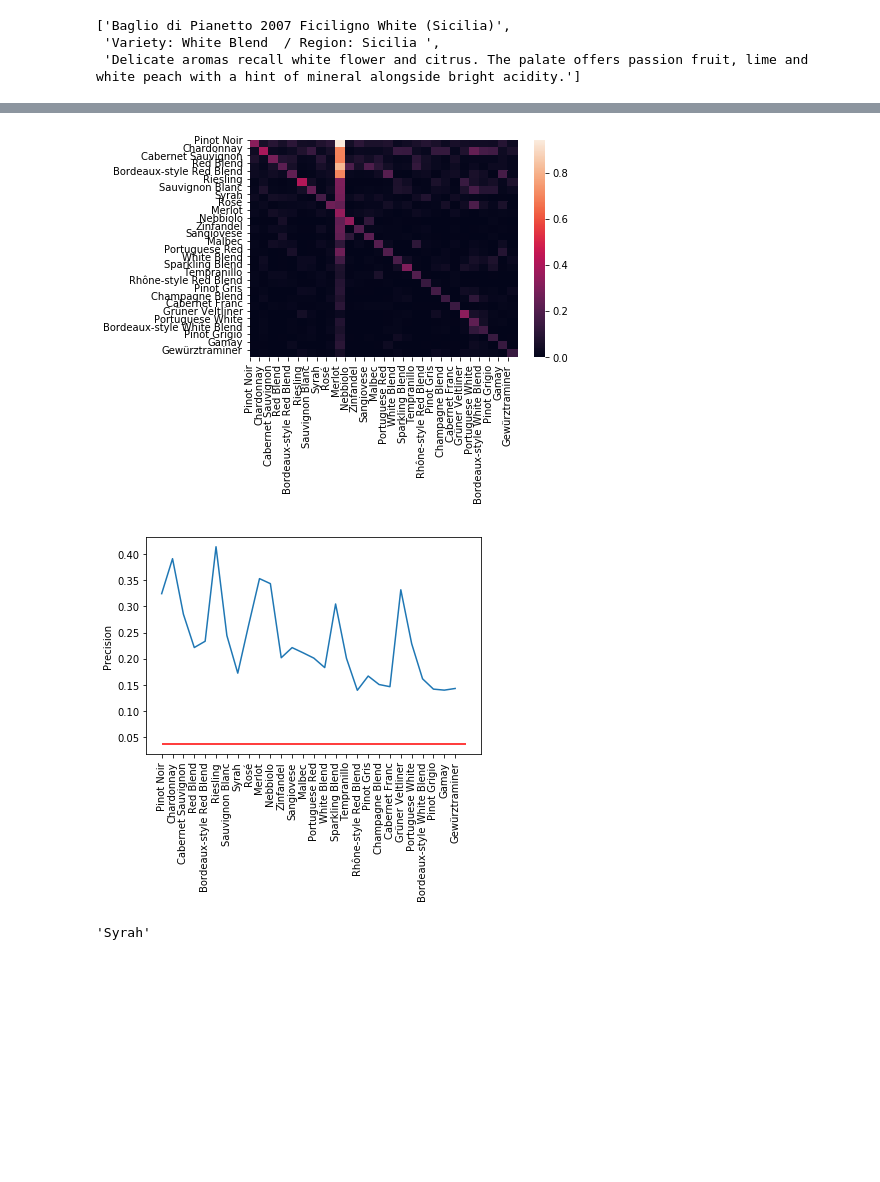
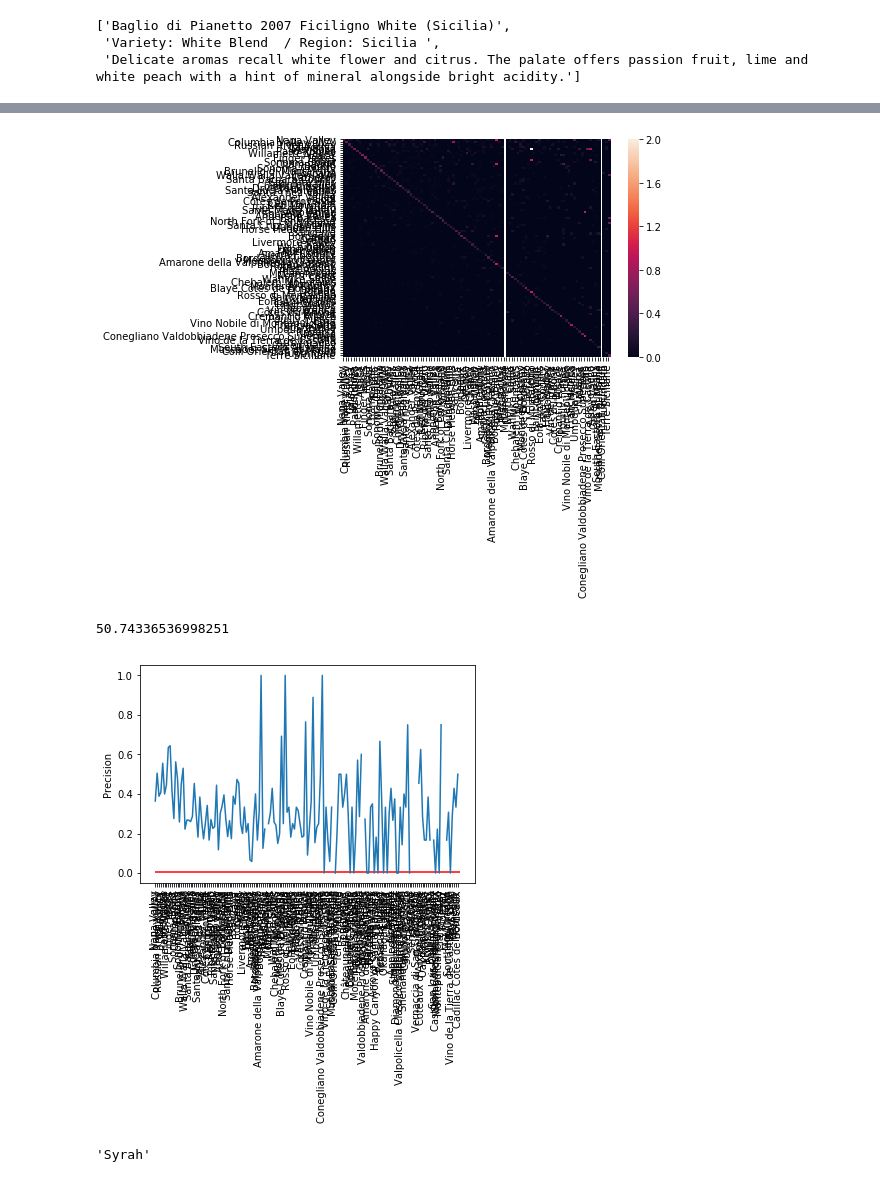
Before and after one commit to josarago/Insight, a Jupyter notebook: wines.ipynb, the cells around one changed output, grey strips where cells are left out. Cells and saved outputs as stored; diff of their text form; code cells hidden in the pictures; blank space fills up the shorter version.

Commit message:
update on stopwords
- removed from training tokens from region_1 and variety
- changed tokenizer
- saved Docs2Vec models (including one trained on full dataset for web app)

```diff
--- a/wines.ipynb
+++ b/wines.ipynb
@@ -114,9 +166,12 @@ pretokenized = word_tokenize(example.description.lower())
 # %%
+retrain = True
+
+
+column_name = 'region_1'
 # load or train the model
-model_file_name = 'doc2vec_on_{}pct_of_{:.1f}_stop_{}.model'.format(percentage,column_name,use_stop)
-if os.path.exists(model_file_name):
-    model = Doc2Vec.load(model_file_name)
-else:
+model_file_name = 'doc2vec_on_{}pct_of_{:.1f}_stop_all.model'.format(column_name,percentage)
+
+if not os.path.exists(model_file_name) or retrain:
     max_epochs = 20
     vec_size = 40
     alpha = 0.025
@@ -125,7 +180,7 @@ else:
                     alpha=alpha,
     #                 min_alpha=0.00025,
                     min_count=10,
-                    dm =1)
+                    dm =0)
 
     model.build_vocab(tagged_data)
 
@@ -141,6 +196,8 @@ else:
         model.min_alpha = model.alpha
 
     model.save(model_file_name)
+else:
+    model = Doc2Vec.load(model_file_name)
 # %% [output]
 'iteration 19'
 # %%
@@ -155,8 +213,13 @@ test_wine = test_df.sample(n=1)
 # %%
-new_desc = wl.tokenizer(test_wine['description'].values[0],vocab=list(model.wv.vocab.keys()),extra_stop=extra_stop)
+# pick a random item in the test set
+test_wine = test_df.sample(n=1)
 
+new_desc = wl.tokenize(test_wine['description'].values[0],vocab=list(model.wv.vocab.keys()))
+topn=50000
 v1 = model.infer_vector(new_desc)
-similar_doc = model.docvecs.most_similar([v1],topn=len(train_df))
+similar_doc = model.docvecs.most_similar([v1],topn=topn)
 print("most similar wine has {}".format(similar_doc[0][1]))
-print("10,000th most similar wine has {}".format(similar_doc[-1][1]))
+print("{}th most similar wine has {}".format(topn,similar_doc[-1][1]))
+print(test_wine.index[0])
+wl.wine_str(test_wine)
 # %% [output]
@@ -180,3 +232,5 @@ True
 # %%
-closest_wine = train_df[train_df.index==similar_doc[0][0]]
-print(closest_wine.index[0])
+print(similar_doc[0][0])
+print(any(train_df.index==similar_doc[0][0]))
+closest_wine = wl.df[wl.df.index==similar_doc[0][0]]
+wl.wine_str(closest_wine)
@@ -309,18 +428,18 @@ y_pred = []
 error_indexes = []
 n_test = len(test_df)
 cntr = 0
-for test_wine in test_df.iterrows():
+for test_wine in test_df.itertuples():
     cntr+=1
     if cntr%100==0:
         clear_output(wait=True)
         display('{0}% done'.format(cntr/n_test))
-    new_desc = wl.tokenizer(test_wine[1]['description'],vocab=list(model.wv.vocab.keys()))
+    new_desc = wl.tokenize(test_wine.description,vocab=list(model.wv.vocab.keys()))
     v1 = model.infer_vector(new_desc)
     similar_doc = model.docvecs.most_similar([v1],topn=1)
     closest_wine = train_df[train_df.index==similar_doc[0][0]]
     try:
         y_pred.append(closest_wine[column_name].values[0])
-        y_true.append(test_wine[1][column_name])
+        y_true.append(getattr(test_wine,column_name))
     except:
         error_indexes.append(test_wine[0])
 # %% [output]
@@ -332,21 +471,26 @@ len(error_indexes)/n_test
 # %%
 conf_mat = confusion_matrix(y_true, y_pred, labels=column_most_frequent.index.tolist())
 # %%
+n_max = 100
+
 norm_conf_mat = conf_mat.astype('float') / conf_mat.sum(axis=1)
-sns.heatmap(norm_conf_mat[:50,:50])
-plt.yticks(range(0,len(column_most_frequent)), column_most_frequent.index.tolist(), rotation='horizontal')
-plt.xticks(range(0,len(column_most_frequent)), column_most_frequent.index.tolist(), rotation='vertical')
+sns.heatmap(norm_conf_mat[:n_max,:n_max])
+plt.yticks(range(0,n_max), column_most_frequent.index.tolist()[:n_max], rotation='horizontal')
+plt.xticks(range(0,n_max), column_most_frequent.index.tolist()[:n_max], rotation='vertical')
 plt.show()
 # %% [output]
-[figure, old version]
+[figure, new version]
 # %%
 plt.plot(norm_conf_mat.diagonal())
+print(np.nanmean(norm_conf_mat.diagonal())*len(column_most_frequent))
 plt.hlines(1/len(column_most_frequent), xmin=0, xmax=len(column_most_frequent), colors='r')
 plt.xticks(range(0,len(column_most_frequent)), column_most_frequent.index.tolist(), rotation='vertical')
 plt.ylabel('Precision')
+plt.title('')
 plt.show()
 # %% [output]
+50.74336536998251
-[figure, old version]
+[figure, new version]
 # %%
 # %% [output]
 'Syrah'
```
Also changed, not shown: parts of 43 cells of this notebook, 12 other files.
